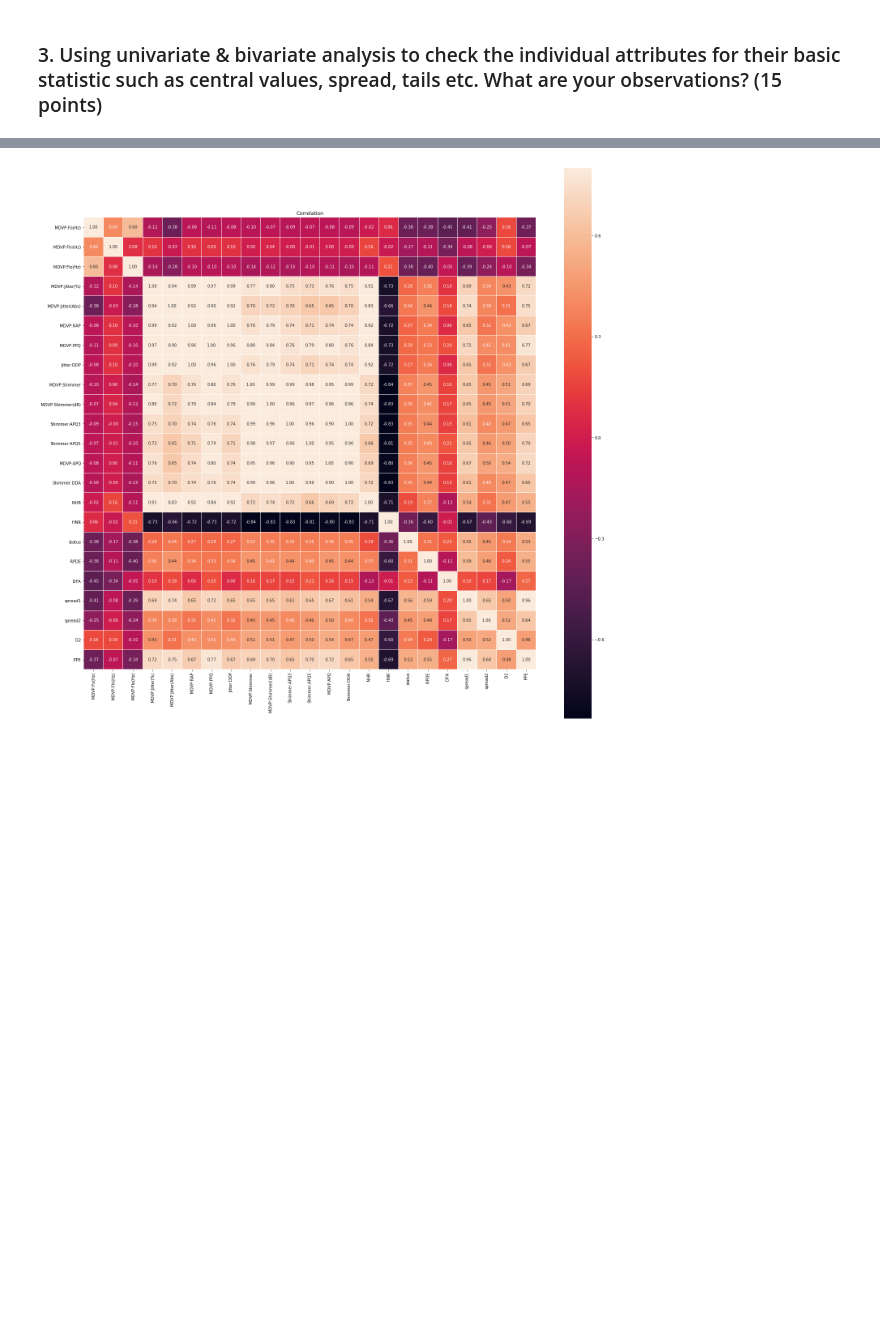
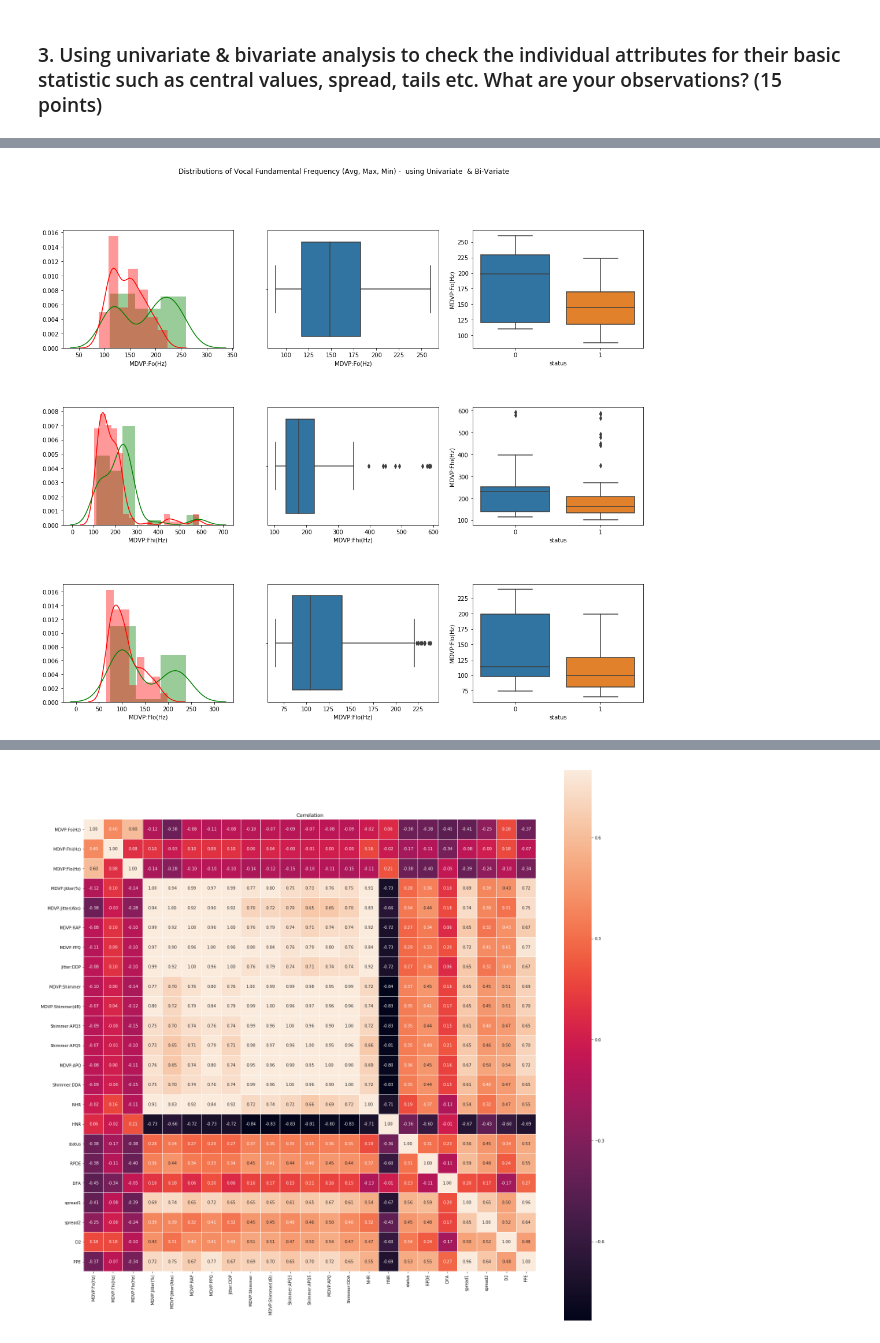
Before and after one commit to GreatLearningAIML1/bangalore-feb-batch-krishnakarthi, a Jupyter notebook: Projects/R3_EnsembleTechnique/EnsembleTechnique_R3_Project1.ipynb, the cells around one changed output, grey strips where cells are left out. Cells and saved outputs as stored; diff of their text form; code cells hidden in the pictures; blank space fills up the shorter version.

```diff
--- a/Projects/R3_EnsembleTechnique/EnsembleTechnique_R3_Project1.ipynb
+++ b/Projects/R3_EnsembleTechnique/EnsembleTechnique_R3_Project1.ipynb
@@ -111,0 +140,23 @@ parkinsons_df.describe().T
+# %%
+#Distributions of Vocal Fundamental Frequency (Avg, Max, Min) using Univariate  & Bi-Variate
+a4_dims = (18, 15)
+fig, ax = plt.subplots(nrows=3, ncols=3,figsize=a4_dims)
+fig.subplots_adjust(hspace=0.5)
+fig.suptitle('Distributions of Vocal Fundamental Frequency (Avg, Max, Min) -  using Univariate  & Bi-Variate')
+
+sns.distplot( parkinsons_df[parkinsons_df["status"] == 0]['MDVP:Fo(Hz)'], color = 'green',ax=ax[0][0]);
+sns.distplot( parkinsons_df[parkinsons_df["status"] == 1]['MDVP:Fo(Hz)'], color = 'red',ax=ax[0][0]);
+sns.boxplot(data=parkinsons_df, x="MDVP:Fo(Hz)",ax=ax[0][1]);
+sns.boxplot(data=parkinsons_df, y="MDVP:Fo(Hz)",x="status",ax=ax[0][2]);
+
+sns.distplot( parkinsons_df[parkinsons_df["status"] == 0]['MDVP:Fhi(Hz)'], color = 'green',ax=ax[1][0])
+sns.distplot( parkinsons_df[parkinsons_df["status"] == 1]['MDVP:Fhi(Hz)'], color = 'red',ax=ax[1][0])
+sns.boxplot(data=parkinsons_df, x="MDVP:Fhi(Hz)",ax=ax[1][1]);
+sns.boxplot(data=parkinsons_df, y="MDVP:Fhi(Hz)",x="status",ax=ax[1][2]);
+
+sns.distplot( parkinsons_df[parkinsons_df["status"] == 0]['MDVP:Flo(Hz)'], color = 'green',ax=ax[2][0])
+sns.distplot( parkinsons_df[parkinsons_df["status"] == 1]['MDVP:Flo(Hz)'], color = 'red',ax=ax[2][0])
+sns.boxplot(data=parkinsons_df, x="MDVP:Flo(Hz)",ax=ax[2][1]);
+sns.boxplot(data=parkinsons_df, y="MDVP:Flo(Hz)",x="status",ax=ax[2][2]);
+# %% [output]
+[figure, added]
```
Also changed, not shown: parts of 49 cells of this notebook.
